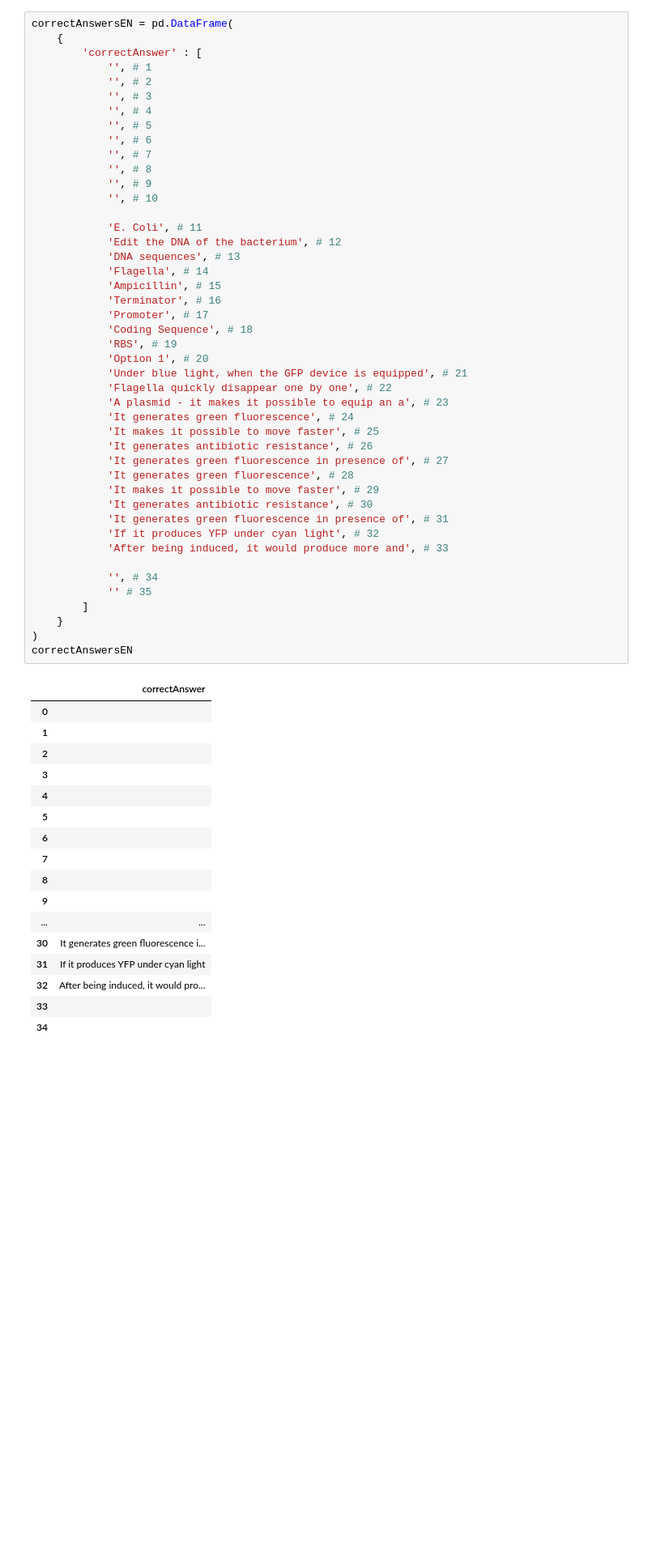
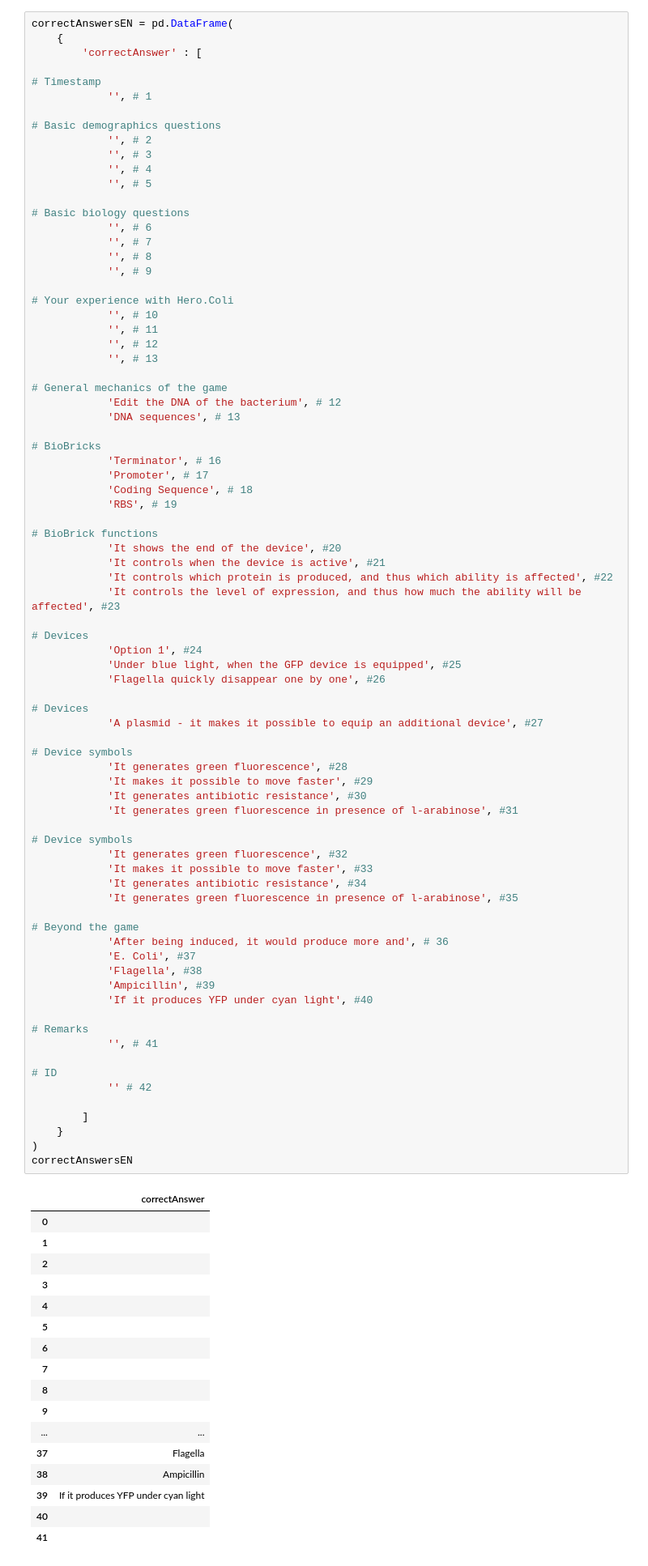
Before and after one commit to CyberCRI/dataanalysis-herocoli-redmetrics, a Jupyter notebook: v1.52/Static data/Google form correct answers.ipynb, the cells around one changed output. Shown at 81% size. Saved outputs shown, nothing was run; the diff lists cells and outputs as text; blank space fills up the shorter version.

```diff
--- a/v1.52/Static data/Google form correct answers.ipynb
+++ b/v1.52/Static data/Google form correct answers.ipynb
@@ -68,65 +94,99 @@ import seaborn as sns
 correctAnswersEN = pd.DataFrame(
     {
         'correctAnswer' : [
+
+# Timestamp
             '', # 1
+
+# Basic demographics questions
             '', # 2
             '', # 3
             '', # 4
             '', # 5
+
+# Basic biology questions
             '', # 6
             '', # 7
             '', # 8
             '', # 9
+
+# Your experience with Hero.Coli
             '', # 10
+            '', # 11
+            '', # 12
+            '', # 13
 
-            'E. Coli', # 11
+# General mechanics of the game
             'Edit the DNA of the bacterium', # 12
             'DNA sequences', # 13
-            'Flagella', # 14
-            'Ampicillin', # 15
+
+# BioBricks
             'Terminator', # 16
             'Promoter', # 17
             'Coding Sequence', # 18
             'RBS', # 19
-            'Option 1', # 20
-            'Under blue light, when the GFP device is equipped', # 21
-            'Flagella quickly disappear one by one', # 22
-            'A plasmid - it makes it possible to equip an a', # 23
-            'It generates green fluorescence', # 24
-            'It makes it possible to move faster', # 25
-            'It generates antibiotic resistance', # 26
-            'It generates green fluorescence in presence of', # 27
-            'It generates green fluorescence', # 28
-            'It makes it possible to move faster', # 29
-            'It generates antibiotic resistance', # 30
-            'It generates green fluorescence in presence of', # 31
-            'If it produces YFP under cyan light', # 32
-            'After being induced, it would produce more and', # 33
 
-            '', # 34
-            '' # 35
+# BioBrick functions
+            'It shows the end of the device', #20
+            'It controls when the device is active', #21
+            'It controls which protein is produced, and thus which ability is affected', #22
+            'It controls the level of expression, and thus how much the ability will be affected', #23
+
+# Devices
+            'Option 1', #24
+            'Under blue light, when the GFP device is equipped', #25
+            'Flagella quickly disappear one by one', #26
+
+# Devices
+            'A plasmid - it makes it possible to equip an additional device', #27
+
+# Device symbols
+            'It generates green fluorescence', #28
+            'It makes it possible to move faster', #29
+            'It generates antibiotic resistance', #30
+            'It generates green fluorescence in presence of l-arabinose', #31
+
+# Device symbols
+            'It generates green fluorescence', #32
+            'It makes it possible to move faster', #33
+            'It generates antibiotic resistance', #34
+            'It generates green fluorescence in presence of l-arabinose', #35
+
+# Beyond the game
+            'After being induced, it would produce more and', # 36
+            'E. Coli', #37
+            'Flagella', #38
+            'Ampicillin', #39
+            'If it produces YFP under cyan light', #40
+
+# Remarks
+            '', # 41
+
+# ID
+            '' # 42
+
         ]
     }
 )
 correctAnswersEN
 # %% [output]
 |  | correctAnswer |
 | 0 |  |
 | 1 |  |
 | 2 |  |
 | 3 |  |
 | 4 |  |
 | 5 |  |
 | 6 |  |
 | 7 |  |
 | 8 |  |
 | 9 |  |
 | ... | ... |
-| 30 | It generates green fluorescence i... |
-| 31 | If it produces YFP under cyan light |
-| 32 | After being induced, it would pro... |
-| 33 |  |
-| 34 |  |
+| 37 | Flagella |
+| 38 | Ampicillin |
+| 39 | If it produces YFP under cyan light |
+| 40 |  |
+| 41 |  |
 # %%
 type(correctAnswersEN)
 # %% [output]
```
Also changed, not shown: parts of 6 cells of this notebook, 21 other files.
